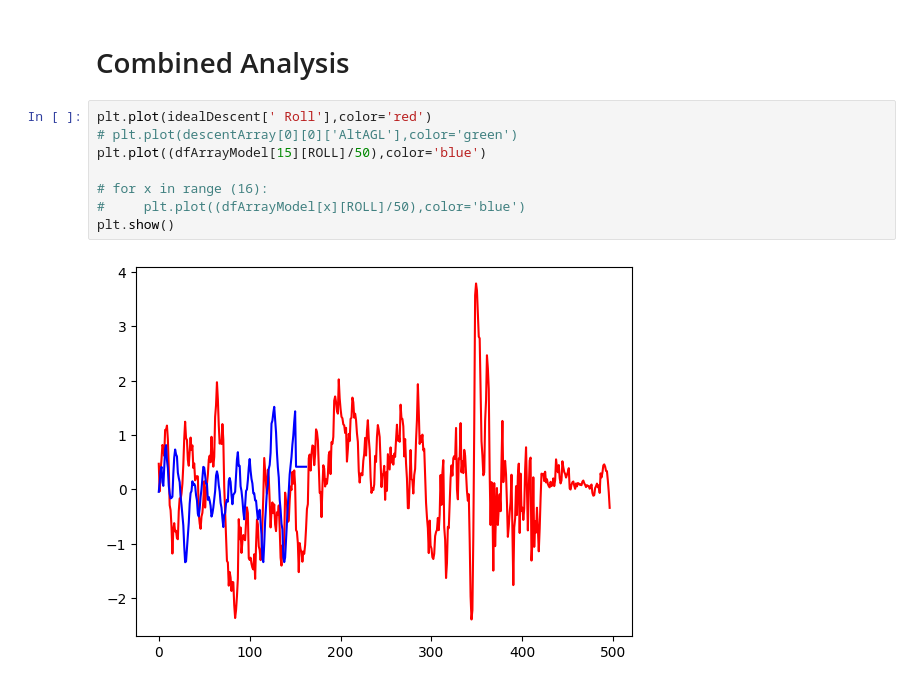
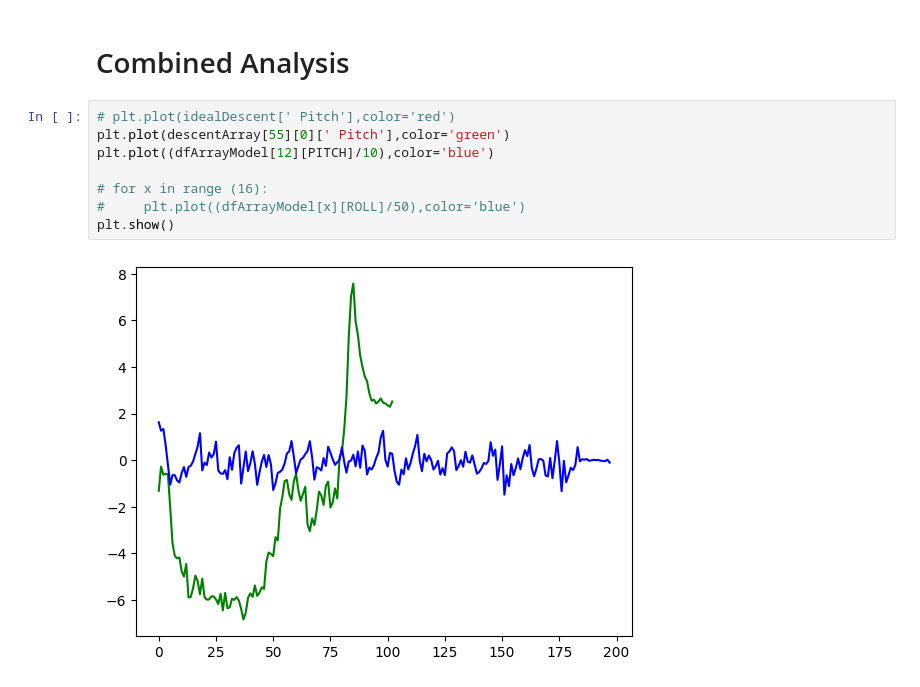
Before and after one commit to drussellmrichie/AviationThesis, a Jupyter notebook: Project_Data_Analysis/Combined_Data_Analysis/v1_combined_analysis.ipynb, the cells around one changed output. Cells and saved outputs as stored; diff of their text form.

```diff
--- a/Project_Data_Analysis/Combined_Data_Analysis/v1_combined_analysis.ipynb
+++ b/Project_Data_Analysis/Combined_Data_Analysis/v1_combined_analysis.ipynb
@@ -461,12 +501,12 @@ Descent added to exclusion between: 342 to 684 in flight 89
 # %% [markdown]
 # Combined Analysis
 # %%
-plt.plot(idealDescent[' Roll'],color='red')
-# plt.plot(descentArray[0][0]['AltAGL'],color='green')
-plt.plot((dfArrayModel[15][ROLL]/50),color='blue')
+# plt.plot(idealDescent[' Pitch'],color='red')
+plt.plot(descentArray[55][0][' Pitch'],color='green')
+plt.plot((dfArrayModel[12][PITCH]/10),color='blue')
 
 # for x in range (16):
 #     plt.plot((dfArrayModel[x][ROLL]/50),color='blue')
 plt.show()
 # %% [output]
-[figure, old version]
+[figure, new version]
```
Also changed, not shown: parts of 3 cells of this notebook, 7 other files.
